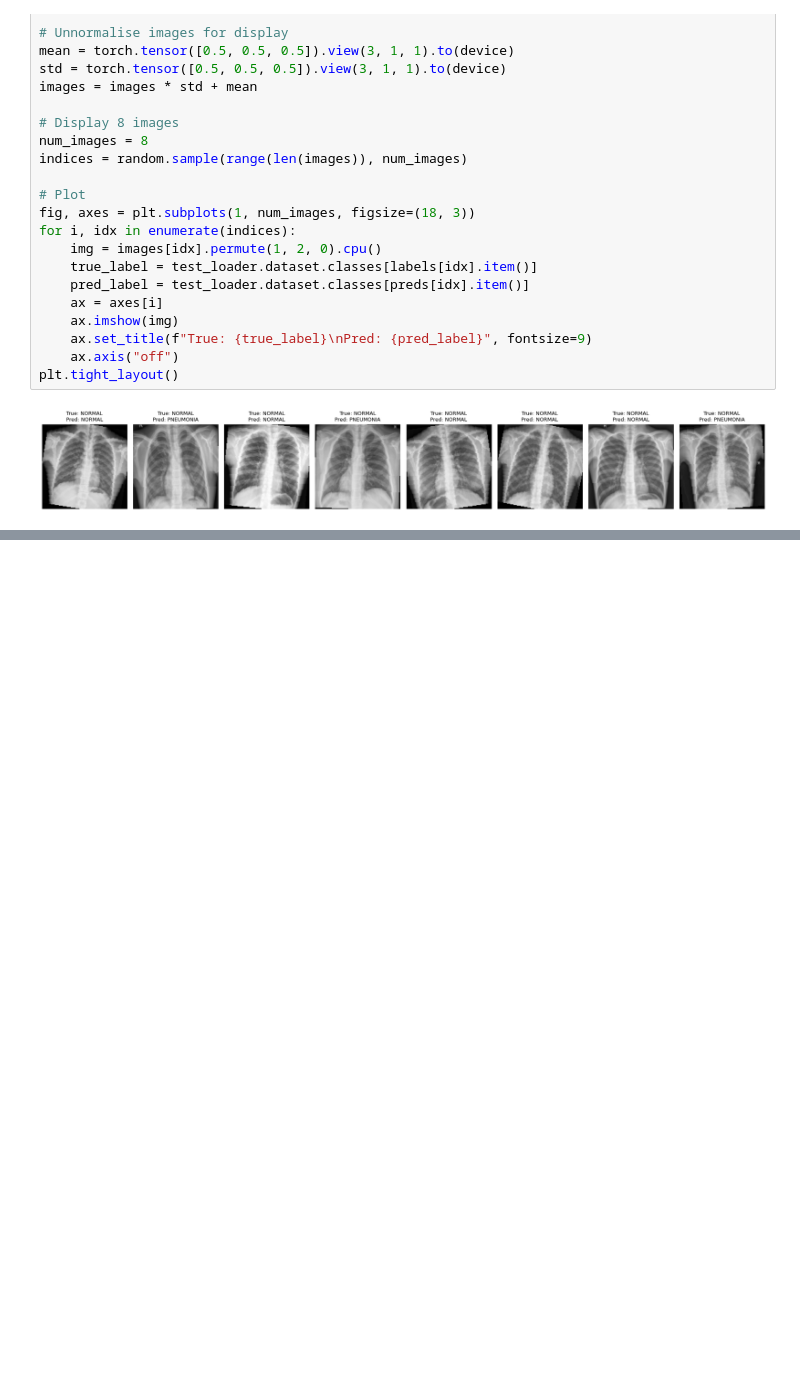
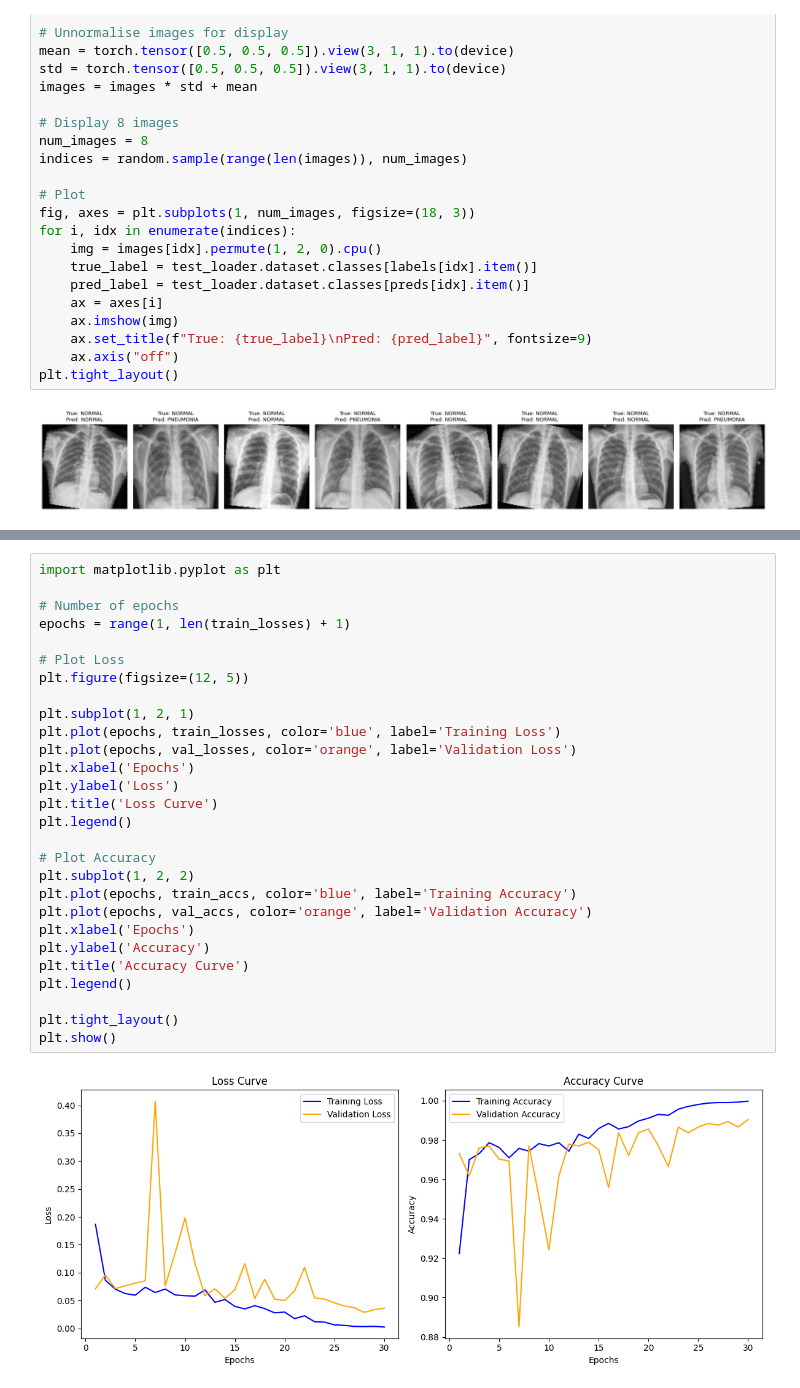
Before and after one commit to kt1156/Chest-X-Rays-CNN, a Jupyter notebook: ChestXrays_CNN.ipynb, the cells around one changed output, grey strips where cells are left out. Saved outputs shown, nothing was run; the diff lists cells and outputs as text; blank space fills up the shorter version.

```diff
--- a/ChestXrays_CNN.ipynb
+++ b/ChestXrays_CNN.ipynb
@@ -374,0 +511,30 @@ plt.tight_layout()
+# %%
+import matplotlib.pyplot as plt
+
+# Number of epochs
+epochs = range(1, len(train_losses) + 1)
+
+# Plot Loss
+plt.figure(figsize=(12, 5))
+
+plt.subplot(1, 2, 1)
+plt.plot(epochs, train_losses, color='blue', label='Training Loss')
+plt.plot(epochs, val_losses, color='orange', label='Validation Loss')
+plt.xlabel('Epochs')
+plt.ylabel('Loss')
+plt.title('Loss Curve')
+plt.legend()
+
+# Plot Accuracy
+plt.subplot(1, 2, 2)
+plt.plot(epochs, train_accs, color='blue', label='Training Accuracy')
+plt.plot(epochs, val_accs, color='orange', label='Validation Accuracy')
+plt.xlabel('Epochs')
+plt.ylabel('Accuracy')
+plt.title('Accuracy Curve')
+plt.legend()
+
+plt.tight_layout()
+plt.show()
+# %% [output]
+[figure, added]
```
Also changed, not shown: parts of 4 cells of this notebook.
